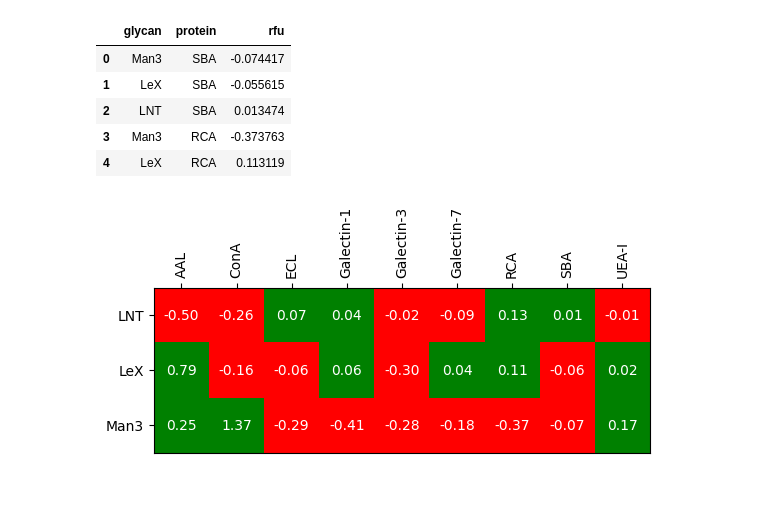
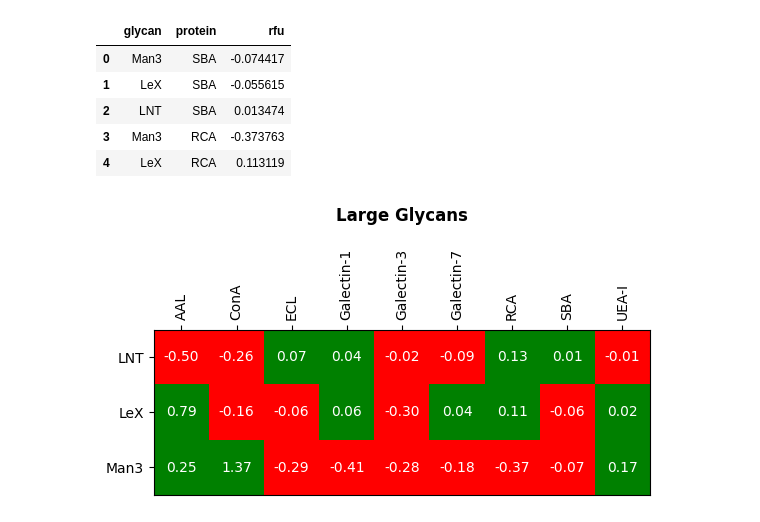
Before and after one commit to loganwoudstra/mirror-image-glycans, a Jupyter notebook: lectinoracle.ipynb, the cells around one changed output. Cells and saved outputs as stored; diff of their text form; code cells hidden in the pictures; blank space fills up the shorter version.

```diff
--- a/lectinoracle.ipynb
+++ b/lectinoracle.ipynb
@@ -166,7 +166,7 @@ def get_pred_df(protein_df, glycan_df):
 
     return pd.DataFrame(leor_preds)
 # %%
-def plot_table(preds_df, file_name):
+def plot_table(preds_df, file_name, title):
     pivot_df = preds_df.pivot(index='glycan', columns='protein', values='rfu')
 
     fig, ax = plt.subplots()
@@ -197,7 +197,7 @@ def plot_table(preds_df, file_name):
             value = pivot_df.iloc[i, j]
             ax.text(j, i, f'{value:.2f}', ha='center', va='center', color='white', fontsize=10)
 
-    # plt.title('Predicted Z-Normalized RFU Values for Protein-Glycan Interactions', pad=20, fontweight='bold')
+    plt.title(title, pad=20, fontweight='bold')
     plt.savefig(f'{file_name}.png', dpi=300, bbox_inches='tight')
     plt.show()
 # %% [markdown]
@@ -293,6 +293,6 @@ large_leor_preds_df.head()
 | 3 | Man3 | RCA | -0.373763 |
 | 4 | LeX | RCA | 0.113119 |
 # %%
-plot_table(large_leor_preds_df, "tables/lectinoracle_preds_large")
+plot_table(large_leor_preds_df, "tables/lectinoracle_preds_large", "Large Glycans")
 # %% [output]
-[figure, old version]
+[figure, new version]
```
Also changed, not shown: parts of 2 cells of this notebook, 3 other files.
